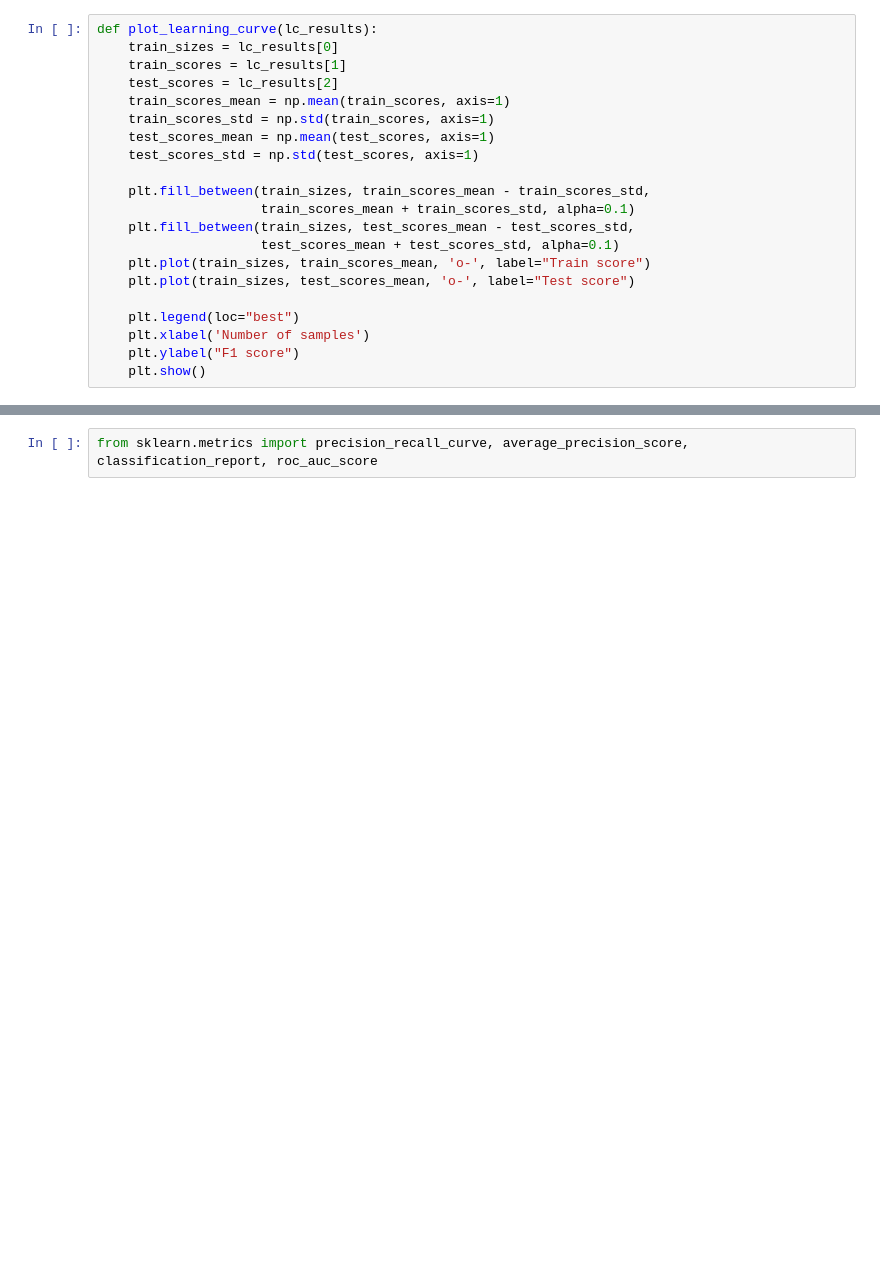
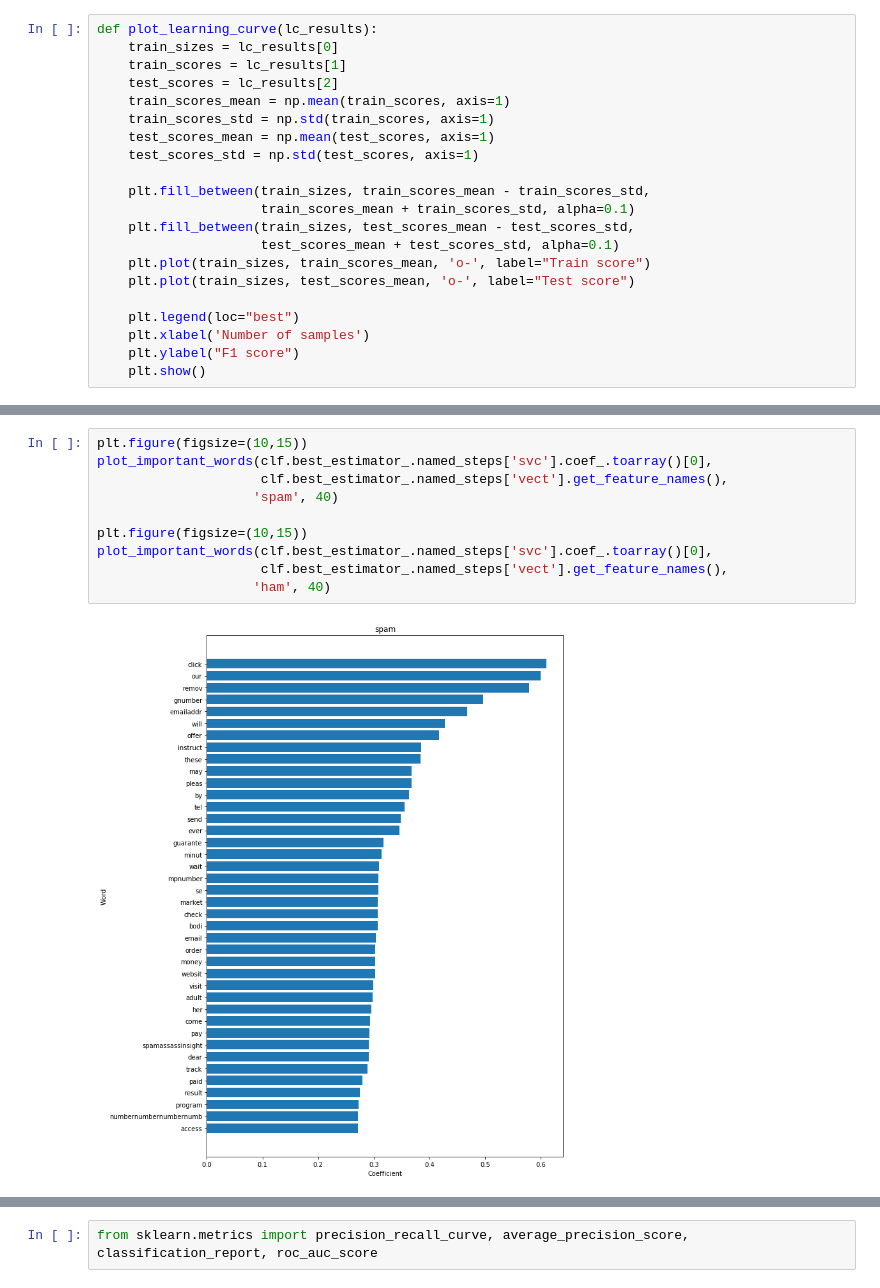
Before and after one commit to wesbarnett/spam-or-ham, a Jupyter notebook: Spam or Ham.ipynb, the cells around one changed output, grey strips where cells are left out. Cells and saved outputs as stored; diff of their text form; blank space fills up the shorter version.

```diff
--- a/Spam or Ham.ipynb
+++ b/Spam or Ham.ipynb
@@ -381,0 +424,12 @@ plot_learning_curve(load('learning_curve.gz'))
+# %%
+plt.figure(figsize=(10,15))
+plot_important_words(clf.best_estimator_.named_steps['svc'].coef_.toarray()[0],
+                     clf.best_estimator_.named_steps['vect'].get_feature_names(),
+                    'spam', 40)
+
+plt.figure(figsize=(10,15))
+plot_important_words(clf.best_estimator_.named_steps['svc'].coef_.toarray()[0],
+                     clf.best_estimator_.named_steps['vect'].get_feature_names(),
+                    'ham', 40)
+# %% [output]
+[figure, added]
```
Also changed, not shown: parts of 34 cells of this notebook.
